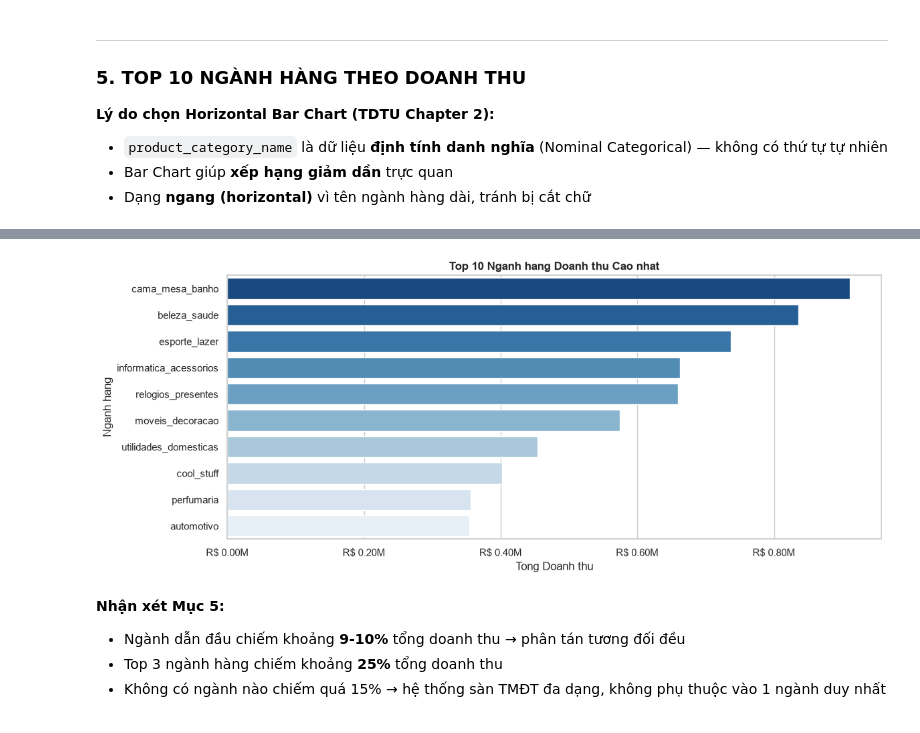
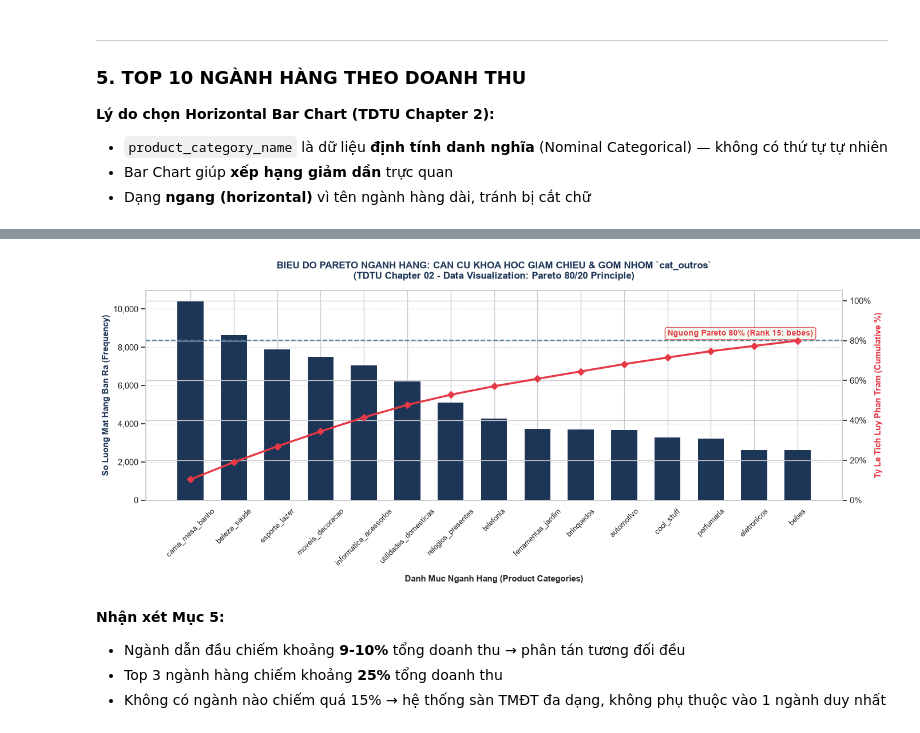
Before and after one commit to TheUn4given123jkbkjs/Data_Analytic_and_Visualization_Olist, a Jupyter notebook: 01_Descriptive/Descriptive_Analysis.ipynb, the cells around one changed output, grey strips where cells are left out. Drawn from its saved outputs; the diff is of its cells as text; code cells hidden in the pictures.

```diff
--- a/01_Descriptive/Descriptive_Analysis.ipynb
+++ b/01_Descriptive/Descriptive_Analysis.ipynb
@@ -290,25 +291,48 @@ Max:      608.98 ngay
 - Bar Chart giúp **xếp hạng giảm dần** trực quan
 - Dạng **ngang (horizontal)** vì tên ngành hàng dài, tránh bị cắt chữ
 # %%
-# Top 10 Nganh hang
+# BIEU DO PARETO NGANH HANG (PARETO 80/20 RULE) - TDTU CHAPTER 02
 order_items_prod = items.merge(products, on='product_id').merge(orders[['order_id', 'order_status']], on='order_id')
 delivered_items = order_items_prod[order_items_prod['order_status'] == 'delivered']
-top10_cat = delivered_items.groupby('product_category_name')['price'].sum().nlargest(10).reset_index()
-total_rev = delivered_items['price'].sum()
-top10_cat['pct'] = top10_cat['price'] / total_rev * 100
 
-print('--- TOP 10 NGANH HANG THEO DOANH THU ---')
-for _, row in top10_cat.iterrows():
-    print(f'{row["product_category_name"]:>30s}: R$ {row["price"]:>12,.2f} ({row["pct"]:.2f}%)')
-print(f'{"Top 10 tong":>30s}: {top10_cat["pct"].sum():.2f}% tong doanh thu')
+cat_counts = delivered_items['product_category_name'].value_counts()
+cum_pct = (cat_counts.cumsum() / cat_counts.sum()) * 100
 
-plt.figure(figsize=(12, 5))
-sns.barplot(data=top10_cat, y='product_category_name', x='price',
-            hue='product_category_name', palette='Blues_r', legend=False)
-plt.title('Top 10 Nganh hang Doanh thu Cao nhat', fontweight='bold')
-plt.gca().xaxis.set_major_formatter(mticker.FuncFormatter(lambda x, p: f'R$ {x/1e6:.2f}M'))
-plt.xlabel('Tong Doanh thu')
-plt.ylabel('Nganh hang')
+top15_cats = cat_counts.head(15)
+top15_cum = cum_pct.head(15)
+
+print('--- TOP 15 NGANH HANG THEO NGUYEN LY PARETO (DAT 80.05% TICH LUY) ---')
+for i, (cat, count) in enumerate(top15_cats.items(), 1):
+    print(f'{i:2d}. {cat:>30s}: {count:>6,d} san pham ({count/cat_counts.sum()*100:>5.2f}%) | Tich luy: {top15_cum[cat]:>5.2f}%')
+
+print(f'\n=> TOP 15 NGANH HANG (20.27% tong so nganh) CHIEM DUNG {top15_cum.iloc[-1]:.2f}% TONG SAN LUONG.')
+print(f'=> 59 NGANH HANG CON LAI (PHAN DUOI DAI) CHIEM {100 - top15_cum.iloc[-1]:.2f}% GOM VAO cat_outros.')
+
+# Ve Bieu do Pareto 2 truc
+fig, ax1 = plt.subplots(figsize=(14, 6))
+
+colors = ['#1d3557' if i < 15 else '#a8dadc' for i in range(len(top15_cats))]
+bars = ax1.bar(top15_cats.index, top15_cats.values, color='#1d3557', edgecolor='none', width=0.6, zorder=3)
+ax1.set_ylabel('So Luong Mat Hang Ban Ra (Frequency)', fontsize=11, fontweight='bold', color='#1d3557')
+ax1.set_xlabel('Danh Muc Nganh Hang (Product Categories)', fontsize=11, fontweight='bold', labelpad=10)
+ax1.tick_params(axis='x', rotation=45, labelsize=9.5)
+ax1.yaxis.set_major_formatter(mticker.StrMethodFormatter('{x:,.0f}'))
+ax1.grid(axis='y', linestyle='--', alpha=0.5, zorder=0)
+
+ax2 = ax1.twinx()
+line = ax2.plot(top15_cats.index, top15_cum.values, color='#e63946', marker='D', markersize=6, linewidth=2.5, zorder=4, label='Ty le Tich luy (%)')
+ax2.set_ylabel('Ty Le Tich Luy Phan Tram (Cumulative %)', fontsize=11, fontweight='bold', color='#e63946')
+ax2.set_ylim(0, 105)
+ax2.yaxis.set_major_formatter(mticker.PercentFormatter())
+
+# Duong tham chieu Pareto 80%
+ax2.axhline(80.05, color='#457b9d', linestyle='--', linewidth=1.5, alpha=0.9)
+ax2.text(len(top15_cats)-4, 82.5, 'Nguong Pareto 80% (Rank 15: bebes)', color='#e63946', fontweight='bold', fontsize=10,
+         bbox=dict(boxstyle='round,pad=0.3', facecolor='#f1faee', edgecolor='#e63946', alpha=0.9))
+
+plt.title('BIEU DO PARETO NGANH HANG: CAN CU KHOA HOC GIAM CHIEU & GOM NHOM `cat_outros`\n(TDTU Chapter 02 - Data Visualization: Pareto 80/20 Principle)',
+          fontsize=12, fontweight='bold', pad=15, color='#1d3557')
 plt.tight_layout()
+plt.savefig('pareto_categories.png', dpi=300)
 plt.show()
 # %% [output]
@@ -327,4 +358,4 @@ plt.show()
-[figure, old version]
+[figure, new version]
 # %% [markdown]
 **Nhận xét Mục 5:**
 - Ngành dẫn đầu chiếm khoảng **9-10%** tổng doanh thu → phân tán tương đối đều
```
Also changed, not shown: parts of 7 cells of this notebook, 24 other files.
